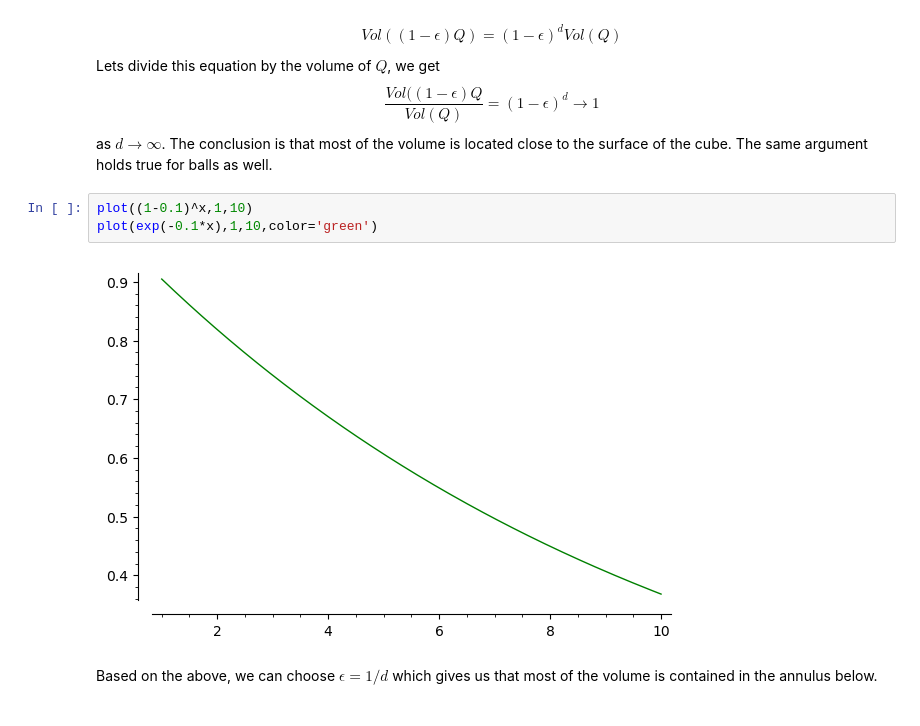
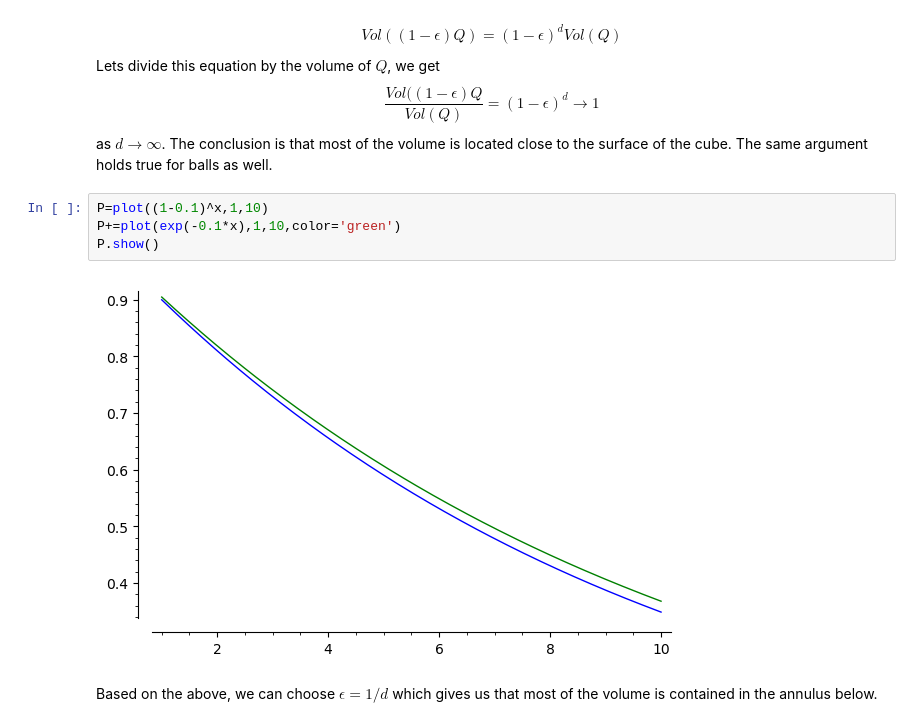
Before and after one commit to datascience-intro/1MS041-2020, a Jupyter notebook: lectures/16.ipynb, the cells around one changed output. Cells and saved outputs as stored; diff of their text form.

```diff
--- a/lectures/16.ipynb
+++ b/lectures/16.ipynb
@@ -128,10 +128,11 @@ $$
 $$
 as $d \to \infty$. The conclusion is that most of the volume is located close to the surface of the cube. The same argument holds true for balls as well.
 # %%
-plot((1-0.1)^x,1,10)
-plot(exp(-0.1*x),1,10,color='green')
+P=plot((1-0.1)^x,1,10)
+P+=plot(exp(-0.1*x),1,10,color='green')
+P.show()
 # %% [output]
-[figure, old version]
+[figure, new version]
 # %% [markdown]
 Based on the above, we can choose $\epsilon = 1/d$ which gives us that most of the volume is contained in the annulus below.
 # %% [markdown]
```
Also changed, not shown: parts of 8 cells of this notebook, 11 other files.
